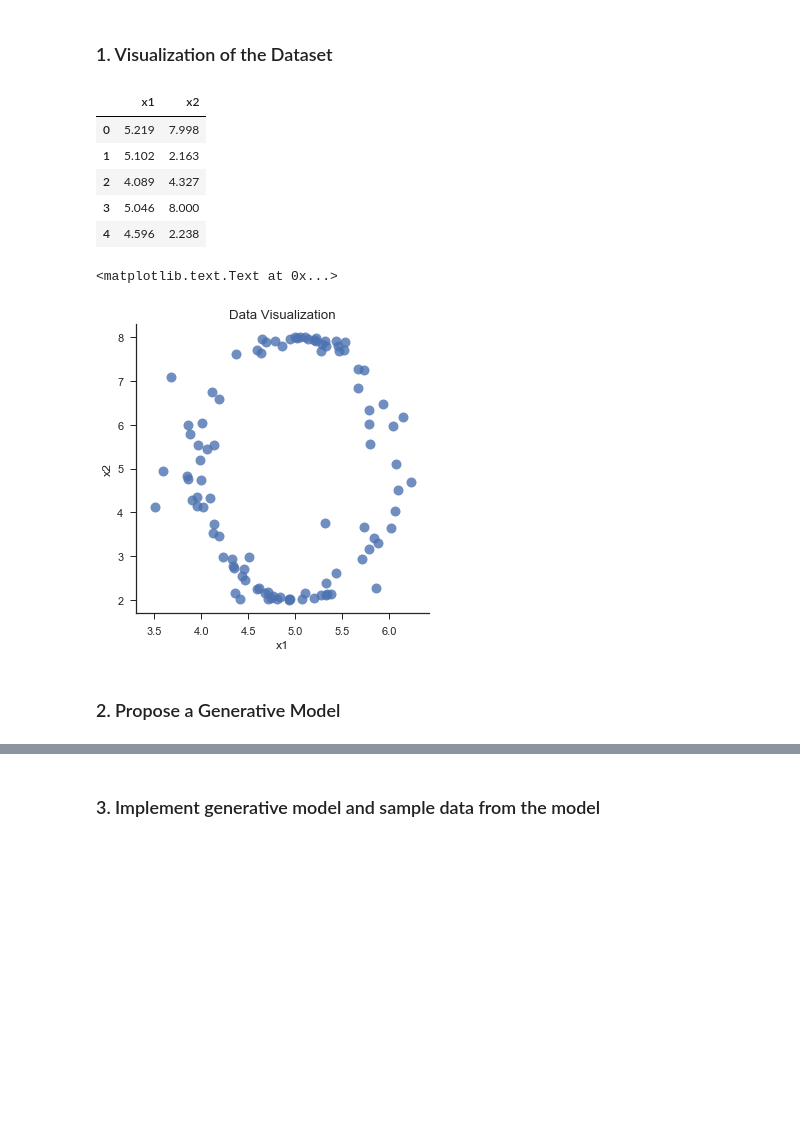
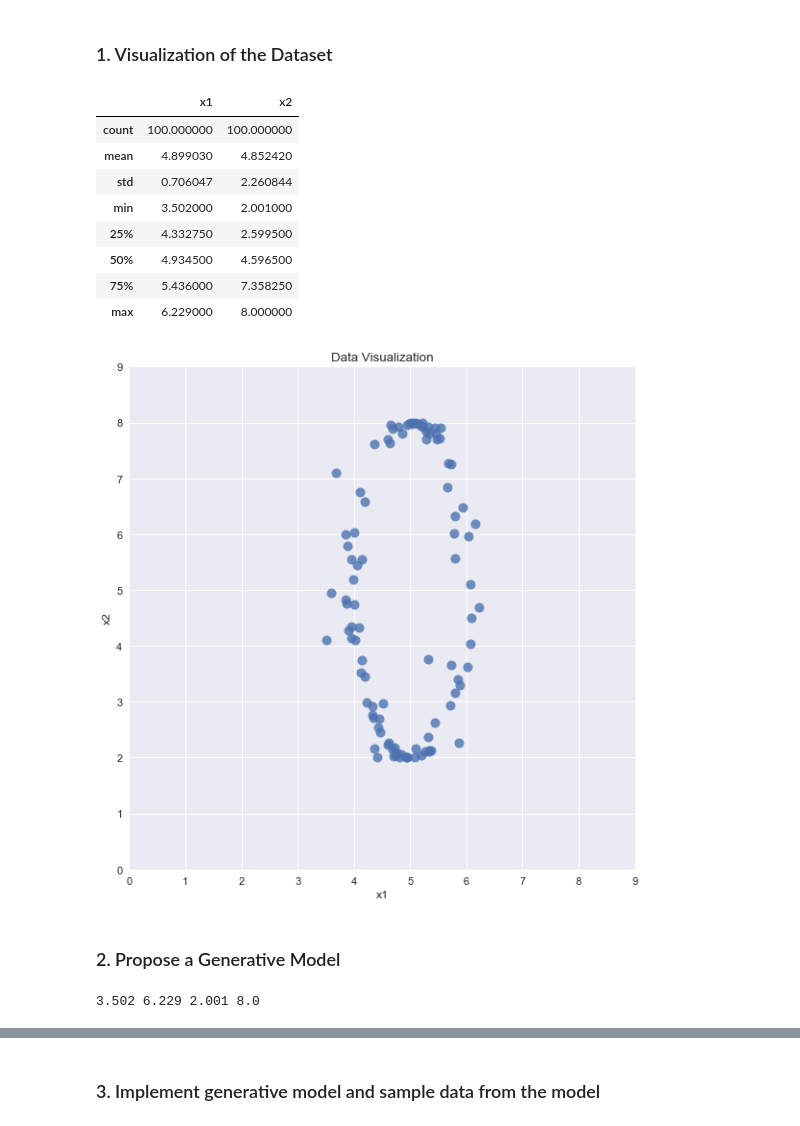
Before and after one commit to CMPE547-Spring-2017-Bogazici/hw2, a Jupyter notebook: HW2.ipynb, the cells around one changed output, grey strips where cells are left out. Saved outputs shown, nothing was run; the diff lists cells and outputs as text; code cells hidden in the pictures; blank space fills up the shorter version.

```diff
--- a/HW2.ipynb
+++ b/HW2.ipynb
@@ -8,31 +8,47 @@ import pandas as pd
 import matplotlib.pyplot as plt
 import matplotlib as mpl
 import seaborn as sns
+
 sns.set(color_codes=True)
+sns.set_context("notebook", font_scale=1.1)
+sns.set_style("darkgrid")
 %matplotlib inline
 # %%
 plot_data = pd.read_csv('data.csv',sep=' ')
-plot_data.head()
+plot_data.describe()
 # %% [output]
 |  | x1 | x2 |
-| 0 | 5.219 | 7.998 |
-| 1 | 5.102 | 2.163 |
-| 2 | 4.089 | 4.327 |
-| 3 | 5.046 | 8.000 |
-| 4 | 4.596 | 2.238 |
+| count | 100.000000 | 100.000000 |
+| mean | 4.899030 | 4.852420 |
+| std | 0.706047 | 2.260844 |
+| min | 3.502000 | 2.001000 |
+| 25% | 4.332750 | 2.599500 |
+| 50% | 4.934500 | 4.596500 |
+| 75% | 5.436000 | 7.358250 |
+| max | 6.229000 | 8.000000 |
 # %%
-sns.set_context("notebook", font_scale=1.1)
-sns.set_style("ticks")
-sns.lmplot('x1', 'x2',
+
+_plot = sns.lmplot('x1', 'x2',
            data=plot_data,
            fit_reg=False,
+           size=8,
            scatter_kws={"marker": "D",
                         "s": 100})
-plt.title('Data Visualization')
-plt.xlabel('x1')
-plt.ylabel('x2')
+axes = _plot.axes
+axes[0,0].set_xlim(0,9)
+axes[0,0].set_ylim(0,9)
+plt.title('Data Visualization');
+plt.xlabel('x1');
+plt.ylabel('x2');
 # %% [output]
-<matplotlib.text.Text at 0x...>
-[figure, old version]
+[figure, new version]
 # %% [markdown]
 ### 2. Propose a Generative Model
+# %%
+X1 = plot_data['x1']
+X2 = plot_data['x2']
+x1_min,x2_min = min(X1),min(X2)
+x1_max,x2_max = max(X1),max(X2)
+print(x1_min,x1_max,x2_min,x2_max)
+# %% [output]
+3.502 6.229 2.001 8.0
```
Also changed, not shown: parts of 5 cells of this notebook.
